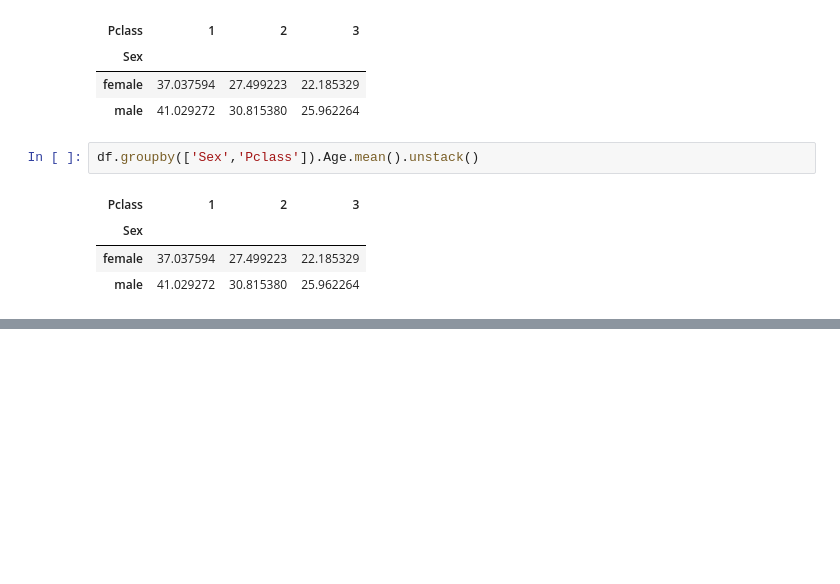
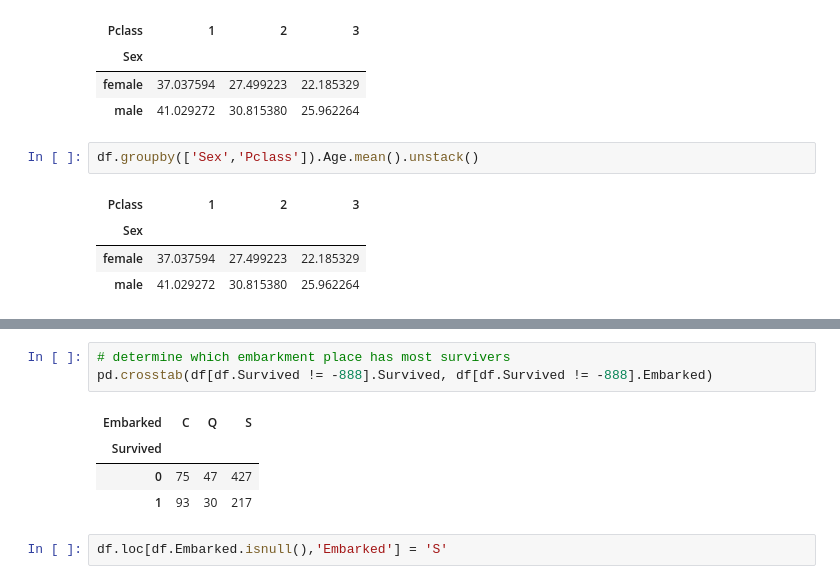
Before and after one commit to sgrosu/titanic, a Jupyter notebook: notebooks/2.0exploring-processing.ipynb, the cells around one changed output, grey strips where cells are left out. Cells and saved outputs as stored; diff of their text form; blank space fills up the shorter version.

```diff
--- a/notebooks/2.0exploring-processing.ipynb
+++ b/notebooks/2.0exploring-processing.ipynb
@@ -387,0 +423,10 @@ df.groupby(['Sex','Pclass']).Age.mean().unstack()
+# %%
+# determine which embarkment place has most survivers
+pd.crosstab(df[df.Survived != -888].Survived, df[df.Survived != -888].Embarked)
+# %% [output]
+| Embarked | C | Q | S |
+| Survived |  |  |  |
+| 0 | 75 | 47 | 427 |
+| 1 | 93 | 30 | 217 |
+# %%
+df.loc[df.Embarked.isnull(),'Embarked'] = 'S'
```
Also changed, not shown: parts of 5 cells of this notebook.
